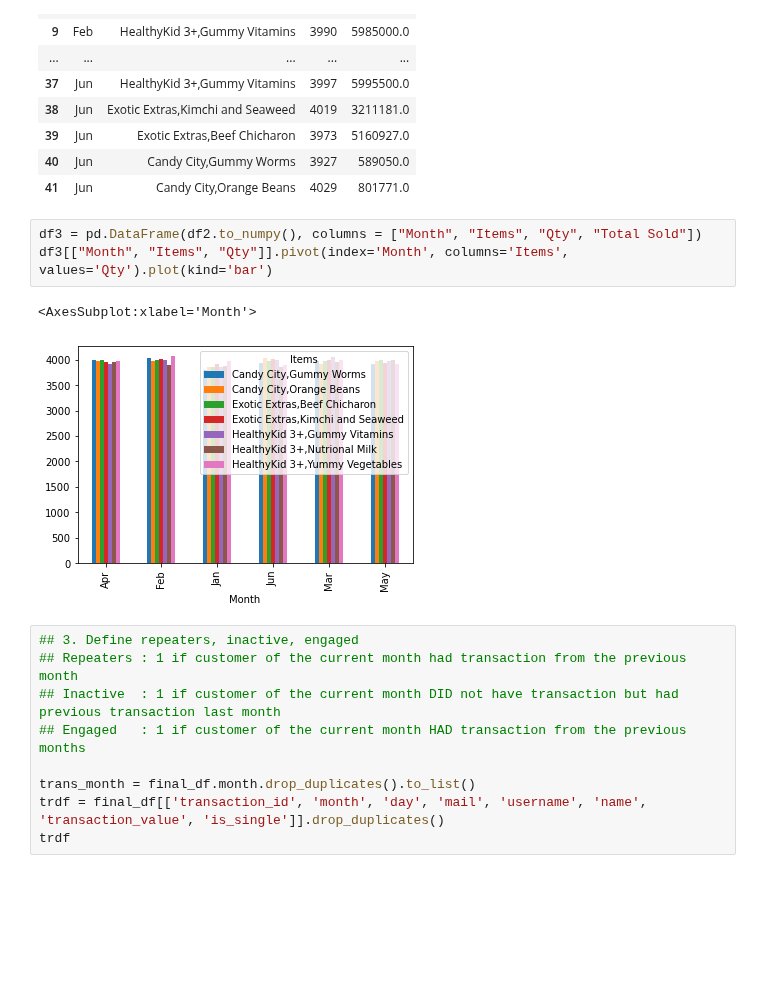
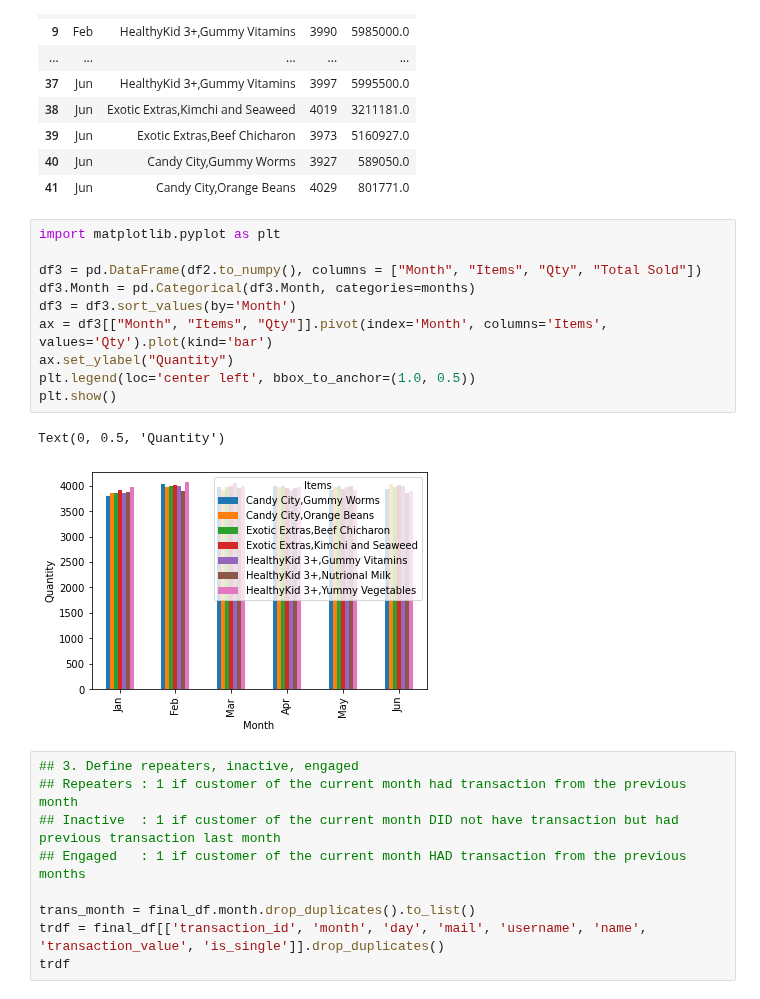
Before and after one commit to jcbacong/BA-probset-ateneo-2022, a Jupyter notebook: ad-hoc-analysis.ipynb, the cells around one changed output. Cells and saved outputs as stored; diff of their text form; blank space fills up the shorter version.

```diff
--- a/ad-hoc-analysis.ipynb
+++ b/ad-hoc-analysis.ipynb
@@ -152,11 +152,18 @@ df2
 | 40 | Jun | Candy City,Gummy Worms | 3927 | 589050.0 |
 | 41 | Jun | Candy City,Orange Beans | 4029 | 801771.0 |
 # %%
+import matplotlib.pyplot as plt
+
 df3 = pd.DataFrame(df2.to_numpy(), columns = ["Month", "Items", "Qty", "Total Sold"])
-df3[["Month", "Items", "Qty"]].pivot(index='Month', columns='Items', values='Qty').plot(kind='bar')
+df3.Month = pd.Categorical(df3.Month, categories=months)
+df3 = df3.sort_values(by='Month')
+ax = df3[["Month", "Items", "Qty"]].pivot(index='Month', columns='Items', values='Qty').plot(kind='bar')
+ax.set_ylabel("Quantity")
+plt.legend(loc='center left', bbox_to_anchor=(1.0, 0.5))
+plt.show()
 # %% [output]
-<AxesSubplot:xlabel='Month'>
+Text(0, 0.5, 'Quantity')
-[figure, old version]
+[figure, new version]
 # %%
 ## 3. Define repeaters, inactive, engaged
 ## Repeaters : 1 if customer of the current month had transaction from the previous month
```
